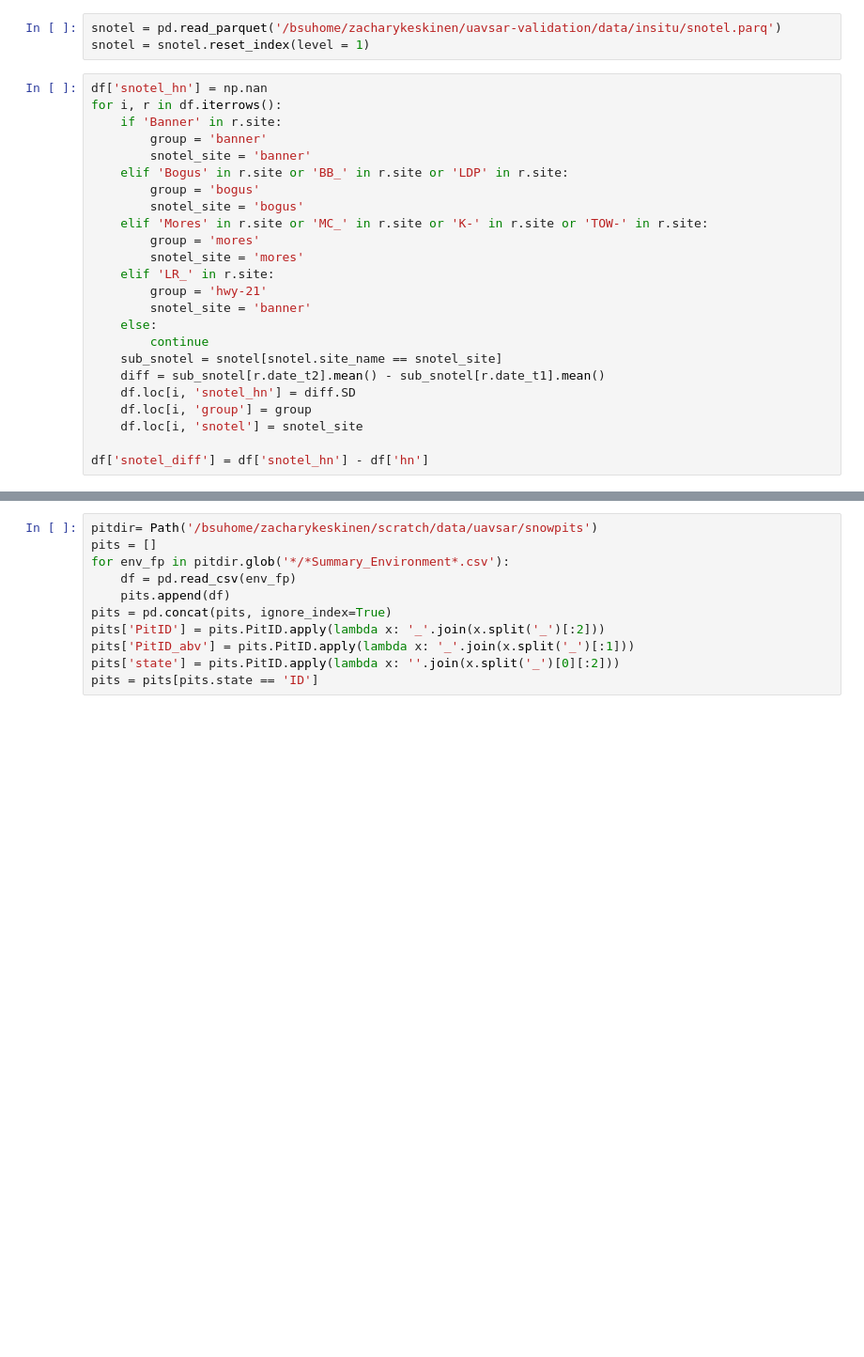
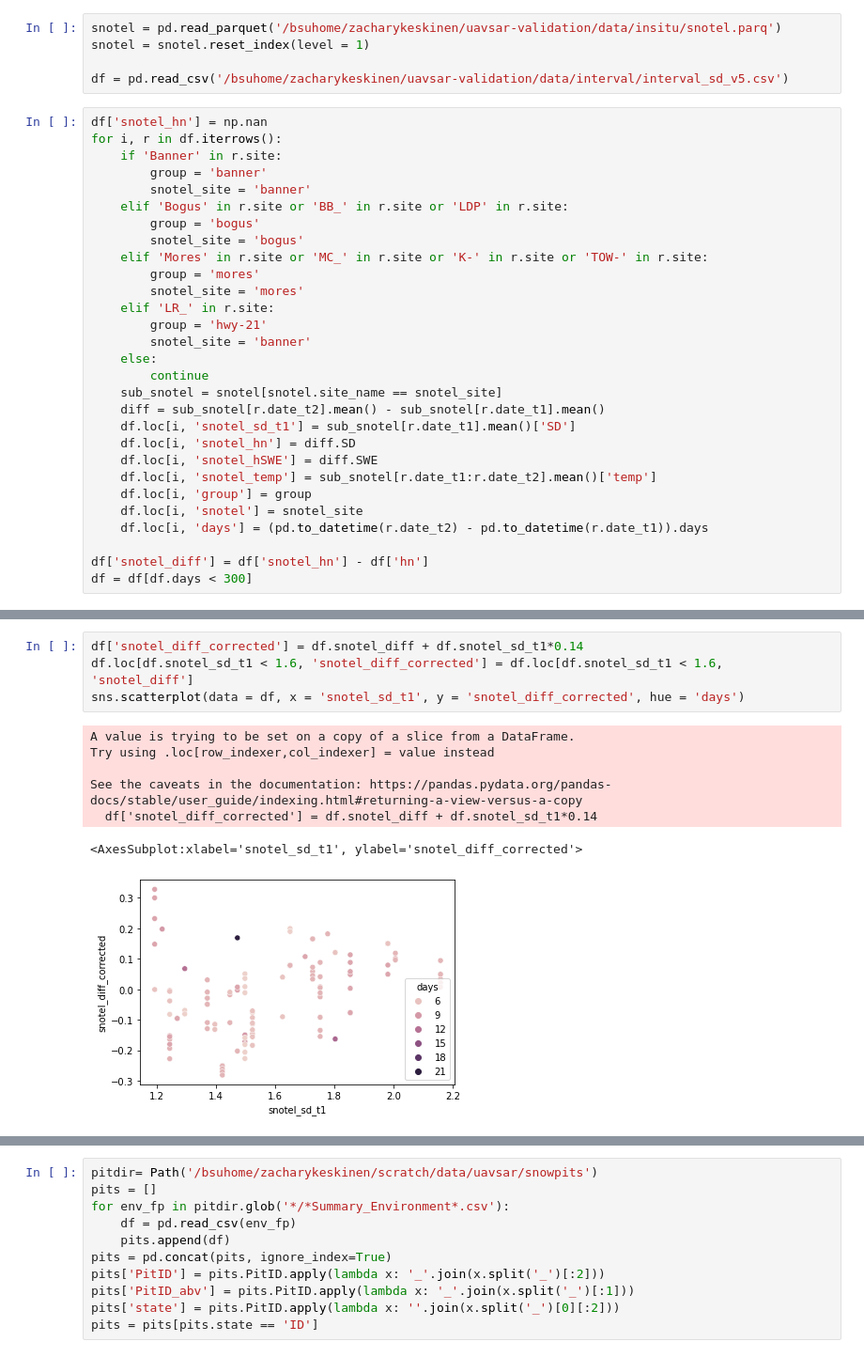
Before and after one commit to ZachHoppinen/uavsar-validation, a Jupyter notebook: src/play/interval.ipynb, the cells around one changed output, grey strips where cells are left out. Shown: that part at 94% size. Saved outputs shown, nothing was run; the diff lists cells and outputs as text; blank space fills up the shorter version.

Commit message:
interval settlement correction

```diff
--- a/src/play/interval.ipynb
+++ b/src/play/interval.ipynb
@@ -48,6 +48,8 @@ elevation_function(sub, 'Latitude', 'Longitude')
 # %%
 snotel = pd.read_parquet('/bsuhome/zacharykeskinen/uavsar-validation/data/insitu/snotel.parq')
 snotel = snotel.reset_index(level = 1)
+
+df = pd.read_csv('/bsuhome/zacharykeskinen/uavsar-validation/data/interval/interval_sd_v5.csv')
 # %%
 df['snotel_hn'] = np.nan
 for i, r in df.iterrows():
@@ -67,8 +69,13 @@ for i, r in df.iterrows():
         continue
     sub_snotel = snotel[snotel.site_name == snotel_site]
     diff = sub_snotel[r.date_t2].mean() - sub_snotel[r.date_t1].mean()
+    df.loc[i, 'snotel_sd_t1'] = sub_snotel[r.date_t1].mean()['SD']
     df.loc[i, 'snotel_hn'] = diff.SD
+    df.loc[i, 'snotel_hSWE'] = diff.SWE
+    df.loc[i, 'snotel_temp'] = sub_snotel[r.date_t1:r.date_t2].mean()['temp']
     df.loc[i, 'group'] = group
     df.loc[i, 'snotel'] = snotel_site
+    df.loc[i, 'days'] = (pd.to_datetime(r.date_t2) - pd.to_datetime(r.date_t1)).days
 
 df['snotel_diff'] = df['snotel_hn'] - df['hn']
+df = df[df.days < 300]
@@ -109,0 +113,12 @@ combo['snotel_diff'] = combo['snotel_hn'] - combo['hn']
+# %%
+df['snotel_diff_corrected'] = df.snotel_diff + df.snotel_sd_t1*0.14
+df.loc[df.snotel_sd_t1 < 1.6, 'snotel_diff_corrected'] = df.loc[df.snotel_sd_t1 < 1.6, 'snotel_diff']
+sns.scatterplot(data = df, x = 'snotel_sd_t1', y = 'snotel_diff_corrected', hue = 'days')
+# %% [output]
+A value is trying to be set on a copy of a slice from a DataFrame.
+Try using .loc[row_indexer,col_indexer] = value instead
+
+See the caveats in the documentation: https://pandas.pydata.org/pandas-docs/stable/user_guide/indexing.html#returning-a-view-versus-a-copy
+  df['snotel_diff_corrected'] = df.snotel_diff + df.snotel_sd_t1*0.14
+<AxesSubplot:xlabel='snotel_sd_t1', ylabel='snotel_diff_corrected'>
+[figure, added]
```
Also changed, not shown: parts of 13 cells of this notebook, 5 other files.
